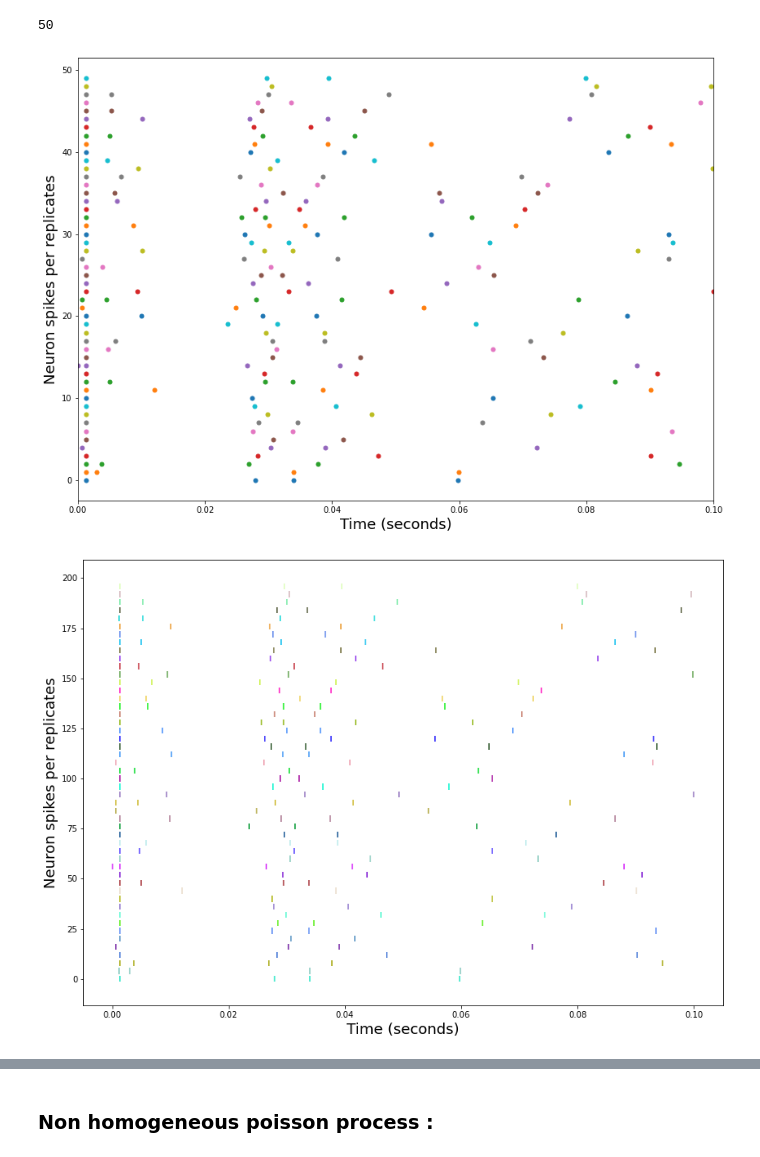
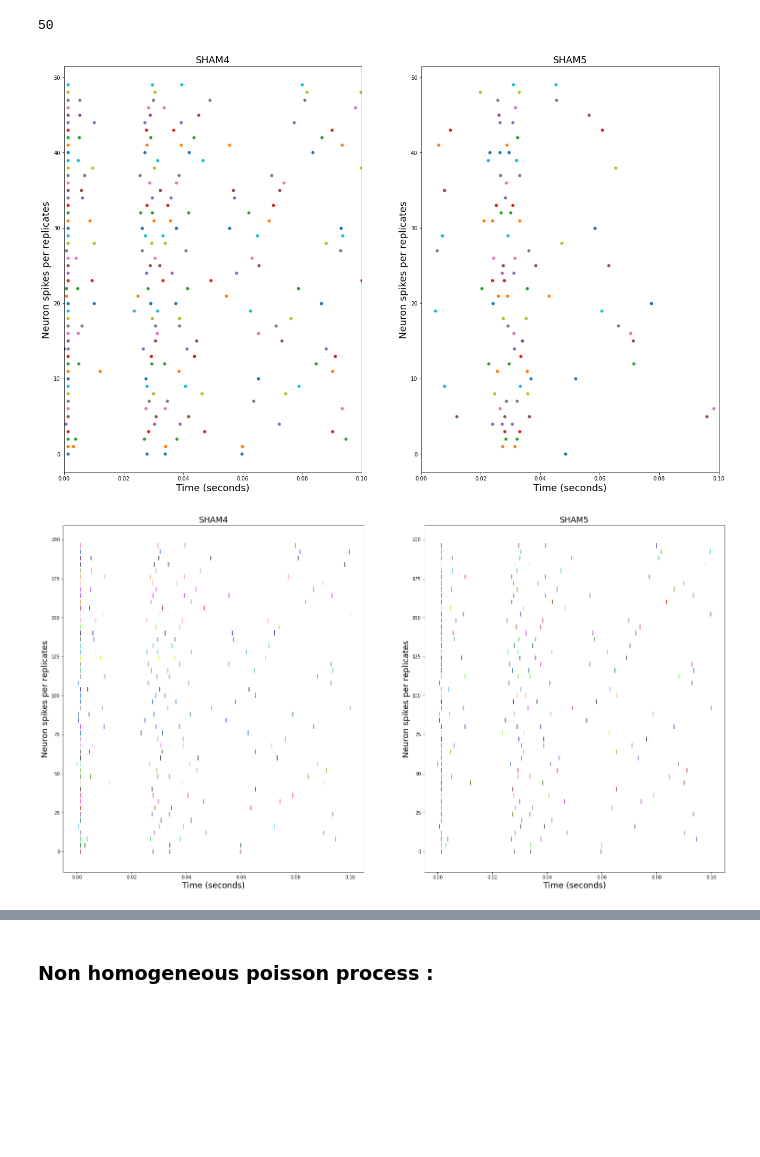
Before and after one commit to neonicoo/TPs-Stochastic-Processes, a Jupyter notebook: TP-Spike-trains-modeling-poisson-process.ipynb, the cells around one changed output, grey strips where cells are left out. Saved outputs shown, nothing was run; the diff lists cells and outputs as text; code cells hidden in the pictures; blank space fills up the shorter version.

Commit message:
Comparaison SHAM4 et SHAM5 sur des plots Définition de plusieurs fonctions bugg à résoudre

```diff
--- a/TP-Spike-trains-modeling-poisson-process.ipynb
+++ b/TP-Spike-trains-modeling-poisson-process.ipynb
@@ -45,11 +36,11 @@ estimate_lamb( poisson_generator (10, 10))
 # %%
-SHA4 = []
+SHAM4 = []
 with open('SHAM4_replicates.txt', 'r') as file:
     for lines in file:
-        SHA4.append([float(e) for e in lines[:-1].split(",")])
+        SHAM4.append([float(e) for e in lines[:-1].split(",")])
 # %%
-SHA5 = []
+SHAM5 = []
 with open('SHAM5_replicates.txt', 'r') as file:
     for lines in file:
-        SHA5.append([float(e) for e in lines[:-1].split(",")])
+        SHAM5.append([float(e) for e in lines[:-1].split(",")])
 # %%
@@ -84,5 +75,5 @@ def epochs(array, limit):
         res.append(sublist)
     return (res)
 # %%
-SHA4_times = epochs(SHA4, limit = 0.1)
-SHA5_times =  epochs(SHA5, limit = 0.1)
+SHAM4_times = epochs(SHAM4, limit = 0.1)
+SHAM5_times =  epochs(SHAM5, limit = 0.1)
@@ -111,27 +102,55 @@ len(SHA4_times)
 # %% [output]
 50
 # %%
-plt.figure(figsize=(14,10))
-for i, spiketrain in enumerate(SHA4_times):
+plt.figure(figsize=(22,14))
+
+plt.subplot(1,2,1)
+for i, spiketrain in enumerate(SHAM4_times):
         plt.plot(spiketrain, i * np.ones_like(spiketrain), '.', markersize=10)
 
 plt.xlim(0, 0.10)
+plt.title("SHAM4", fontsize = 18)
 plt.xlabel("Time (seconds)", fontsize = 18)
 plt.ylabel("Neuron spikes per replicates", fontsize = 18)
+
+plt.subplot(1,2,2)
+
+for i, spiketrain in enumerate(SHAM5_times):
+        plt.plot(spiketrain, i * np.ones_like(spiketrain), '.', markersize=10)
+
+plt.xlim(0, 0.10)
+plt.title("SHAM5", fontsize = 18)
+plt.xlabel("Time (seconds)", fontsize = 18)
+plt.ylabel("Neuron spikes per replicates", fontsize = 18)
+
 plt.show()
 # %% [output]
-[figure, old version]
+[figure, new version]
 # %%
 # Autre visualisation avec eventplot() :
 
-plt.figure(figsize=(14,10))
+plt.figure(figsize=(26,14))
+
+plt.subplot(1,2,1)
 
 colors = [ "#"+"".join([random.choice ("0123456789ABCDEF") for j in range(6)] )
-           for i in range (len(SHA4_times)) ]
+           for i in range (len(SHAM4_times)) ]
 
-plt.eventplot(SHA4_times, color = colors, lineoffsets = 4 , linelengths= 3)
+plt.eventplot(SHAM4_times, color = colors,  lineoffsets = 4 , linelengths= 3)
+plt.title("SHAM4", fontsize = 18)
 plt.xlabel("Time (seconds)", fontsize = 18)
 plt.ylabel("Neuron spikes per replicates", fontsize = 18)
+
+plt.subplot(1,2,2)
+
+colors = [ "#"+"".join([random.choice ("0123456789ABCDEF") for j in range(6)] )
+           for i in range (len(SHAM5_times)) ]
+
+plt.eventplot(SHAM4_times, color = colors, lineoffsets = 4 , linelengths= 3)
+plt.title("SHAM5", fontsize = 18)
+plt.xlabel("Time (seconds)", fontsize = 18)
+plt.ylabel("Neuron spikes per replicates", fontsize = 18)
+
 plt.show()
 # %% [output]
-[figure, old version]
+[figure, new version]
```
Also changed, not shown: parts of 34 cells of this notebook.
